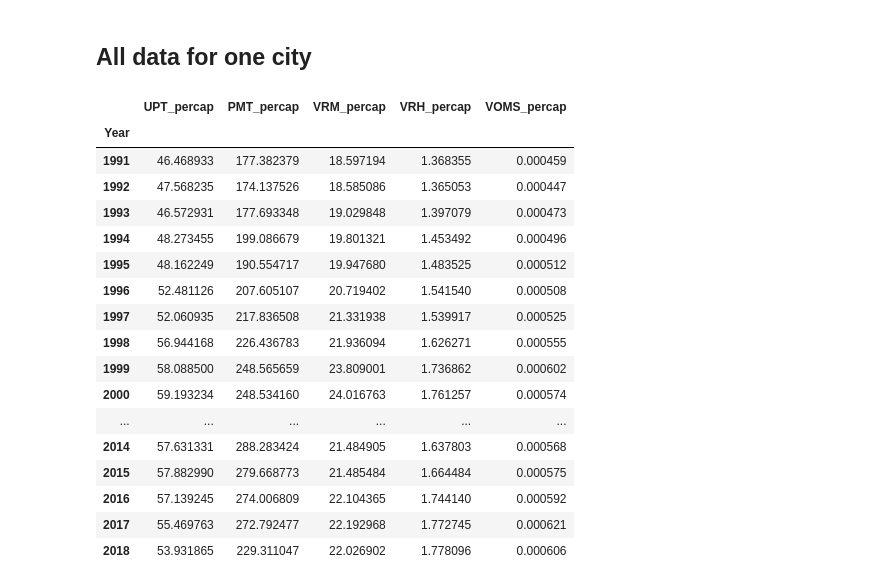
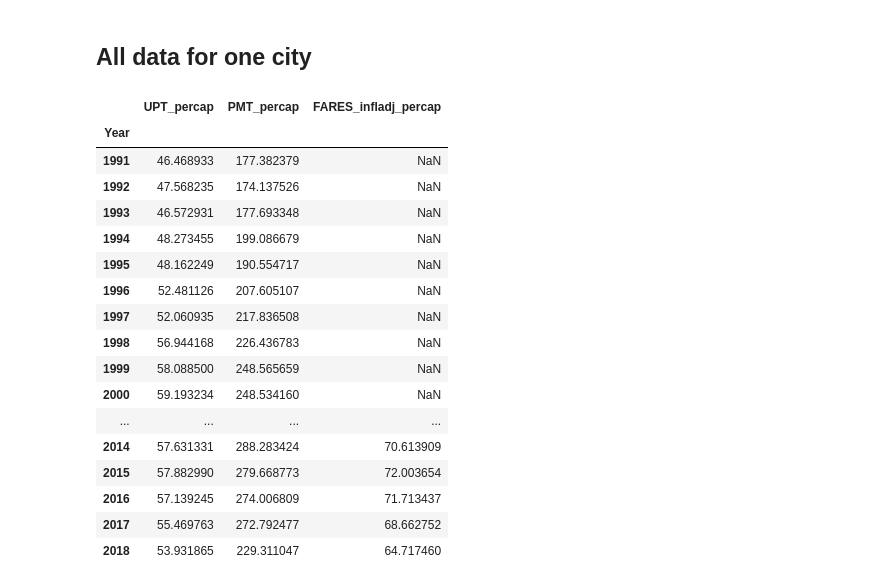
Before and after one commit to lodubay/transit-ridership, a Jupyter notebook: notebooks/time_series_LD.ipynb, the cells around one changed output. Saved outputs shown, nothing was run; the diff lists cells and outputs as text; code cells hidden in the pictures.

Commit message:
combine city data for Portland

```diff
--- a/notebooks/time_series_LD.ipynb
+++ b/notebooks/time_series_LD.ipynb
@@ -320,25 +320,26 @@ def combine_city_data(city_code, dfs, names):
     return all_data
 # %%
 # Import all dataframes
-names = ['UPT_percap', 'PMT_percap', 'VRM_percap', 'VRH_percap', 'VOMS_percap']
-dfs = [import_training_data('%s.csv' % name) for name in names]
-combine_city_data(portland_code, dfs, names)
+ynames = ['UPT_percap', 'PMT_percap', 'FARES_infladj_percap']
+ydfs = [import_training_data('%s.csv' % name) for name in ynames]
+portland_yvals = combine_city_data(portland_code, ydfs, ynames)
+portland_yvals
 # %% [output]
-|  | UPT_percap | PMT_percap | VRM_percap | VRH_percap | VOMS_percap |
-| Year |  |  |  |  |  |
-| 1991 | 46.468933 | 177.382379 | 18.597194 | 1.368355 | 0.000459 |
-| 1992 | 47.568235 | 174.137526 | 18.585086 | 1.365053 | 0.000447 |
-| 1993 | 46.572931 | 177.693348 | 19.029848 | 1.397079 | 0.000473 |
-| 1994 | 48.273455 | 199.086679 | 19.801321 | 1.453492 | 0.000496 |
-| 1995 | 48.162249 | 190.554717 | 19.947680 | 1.483525 | 0.000512 |
-| 1996 | 52.481126 | 207.605107 | 20.719402 | 1.541540 | 0.000508 |
-| 1997 | 52.060935 | 217.836508 | 21.331938 | 1.539917 | 0.000525 |
-| 1998 | 56.944168 | 226.436783 | 21.936094 | 1.626271 | 0.000555 |
-| 1999 | 58.088500 | 248.565659 | 23.809001 | 1.736862 | 0.000602 |
-| 2000 | 59.193234 | 248.534160 | 24.016763 | 1.761257 | 0.000574 |
-| ... | ... | ... | ... | ... | ... |
-| 2014 | 57.631331 | 288.283424 | 21.484905 | 1.637803 | 0.000568 |
-| 2015 | 57.882990 | 279.668773 | 21.485484 | 1.664484 | 0.000575 |
-| 2016 | 57.139245 | 274.006809 | 22.104365 | 1.744140 | 0.000592 |
-| 2017 | 55.469763 | 272.792477 | 22.192968 | 1.772745 | 0.000621 |
-| 2018 | 53.931865 | 229.311047 | 22.026902 | 1.778096 | 0.000606 |
+|  | UPT_percap | PMT_percap | FARES_infladj_percap |
+| Year |  |  |  |
+| 1991 | 46.468933 | 177.382379 | NaN |
+| 1992 | 47.568235 | 174.137526 | NaN |
+| 1993 | 46.572931 | 177.693348 | NaN |
+| 1994 | 48.273455 | 199.086679 | NaN |
+| 1995 | 48.162249 | 190.554717 | NaN |
+| 1996 | 52.481126 | 207.605107 | NaN |
+| 1997 | 52.060935 | 217.836508 | NaN |
+| 1998 | 56.944168 | 226.436783 | NaN |
+| 1999 | 58.088500 | 248.565659 | NaN |
+| 2000 | 59.193234 | 248.534160 | NaN |
+| ... | ... | ... | ... |
+| 2014 | 57.631331 | 288.283424 | 70.613909 |
+| 2015 | 57.882990 | 279.668773 | 72.003654 |
+| 2016 | 57.139245 | 274.006809 | 71.713437 |
+| 2017 | 55.469763 | 272.792477 | 68.662752 |
+| 2018 | 53.931865 | 229.311047 | 64.717460 |
```
Also changed, not shown: parts of 1 cell of this notebook.
